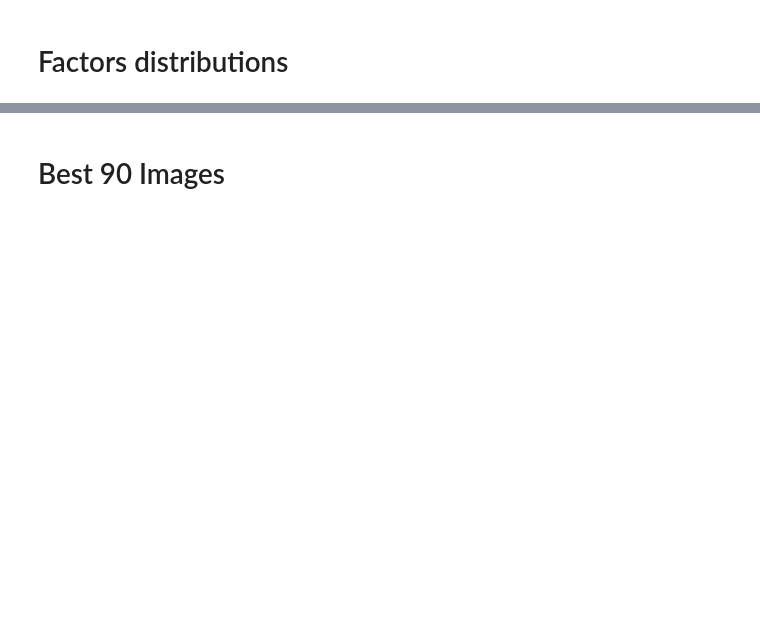
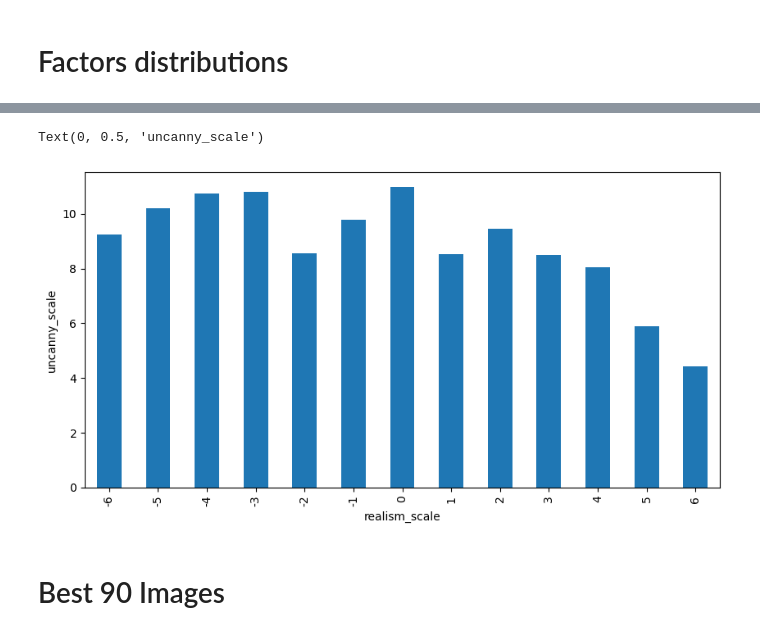
Before and after one commit to itubrainlab/uncanny-face-questionnaire, a Jupyter notebook: analysis/ratings.ipynb, the cells around one changed output, grey strips where cells are left out. Drawn from its saved outputs; the diff is of its cells as text; code cells hidden in the pictures; blank space fills up the shorter version.

```diff
--- a/analysis/ratings.ipynb
+++ b/analysis/ratings.ipynb
@@ -145,3 +145,9 @@ Human: -0.03, Semi Realistic: -0.73, Cartoon: 1.11, Anova p-value: 0.00, Mann–
+# %%
+ratings.groupby("realism_scale").mean()["uncanny_scale"].plot.bar()
+plt.ylabel("uncanny_scale")
+# %% [output]
+Text(0, 0.5, 'uncanny_scale')
+[figure, added]
 # %% [markdown]
 # Best 90 Images
 # %%
```
Also changed, not shown: parts of 6 cells of this notebook, 10 other files.
